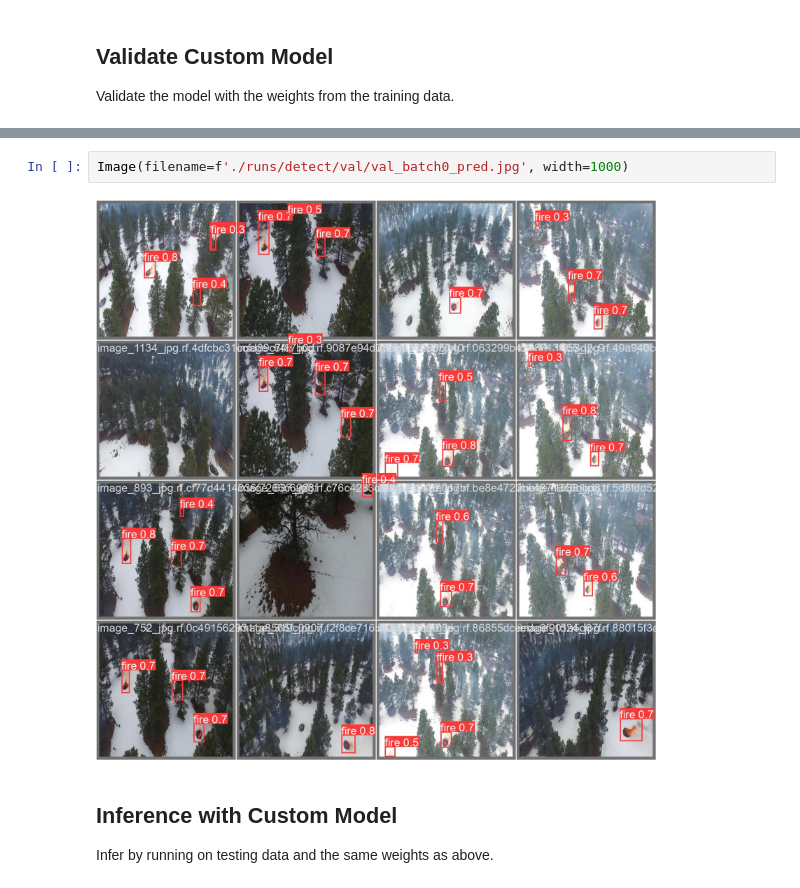
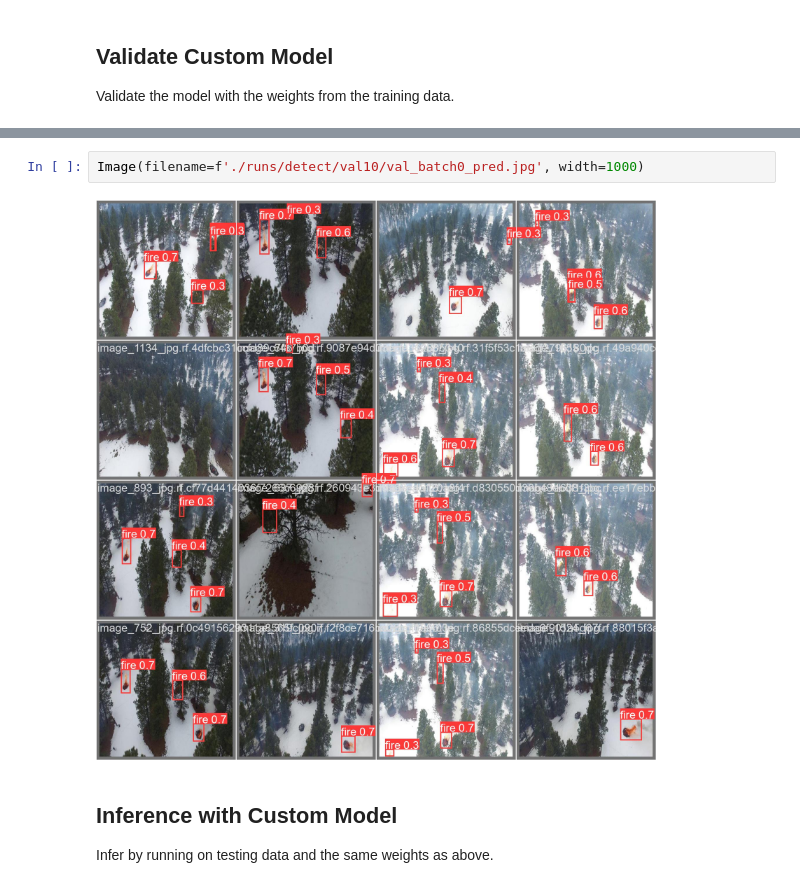
Before and after one commit to calvinyz/a2d2, a Jupyter notebook: Wildfire_Detection/YOLOv8/fire-detection-flame-aerial-yolov8.ipynb, the cells around one changed output, grey strips where cells are left out. Saved outputs shown, nothing was run; the diff lists cells and outputs as text.

```diff
--- a/Wildfire_Detection/YOLOv8/fire-detection-flame-aerial-yolov8.ipynb
+++ b/Wildfire_Detection/YOLOv8/fire-detection-flame-aerial-yolov8.ipynb
@@ -101,9 +101,9 @@ Image(filename=f'./runs/detect/val/confusion_matrix.png', width=800)
 # %% [output]
 [figure]
 # %%
-Image(filename=f'./runs/detect/val/val_batch0_pred.jpg', width=1000)
+Image(filename=f'./runs/detect/val10/val_batch0_pred.jpg', width=1000)
 # %% [output]
-[figure, old version]
+[figure, new version]
 # %% [markdown]
 ## Inference with Custom Model
 
```
Also changed, not shown: parts of 11 cells of this notebook, 1 other file.
